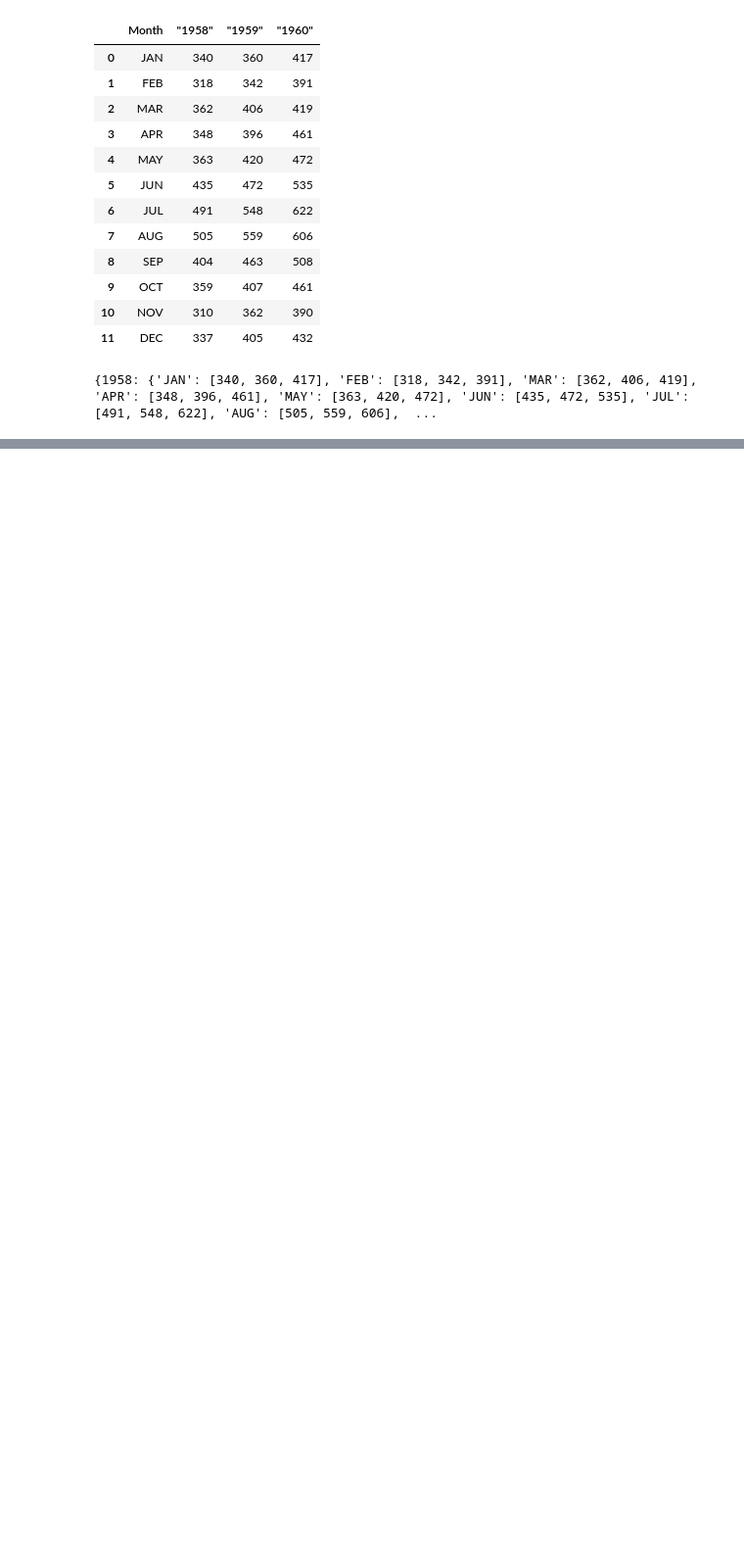
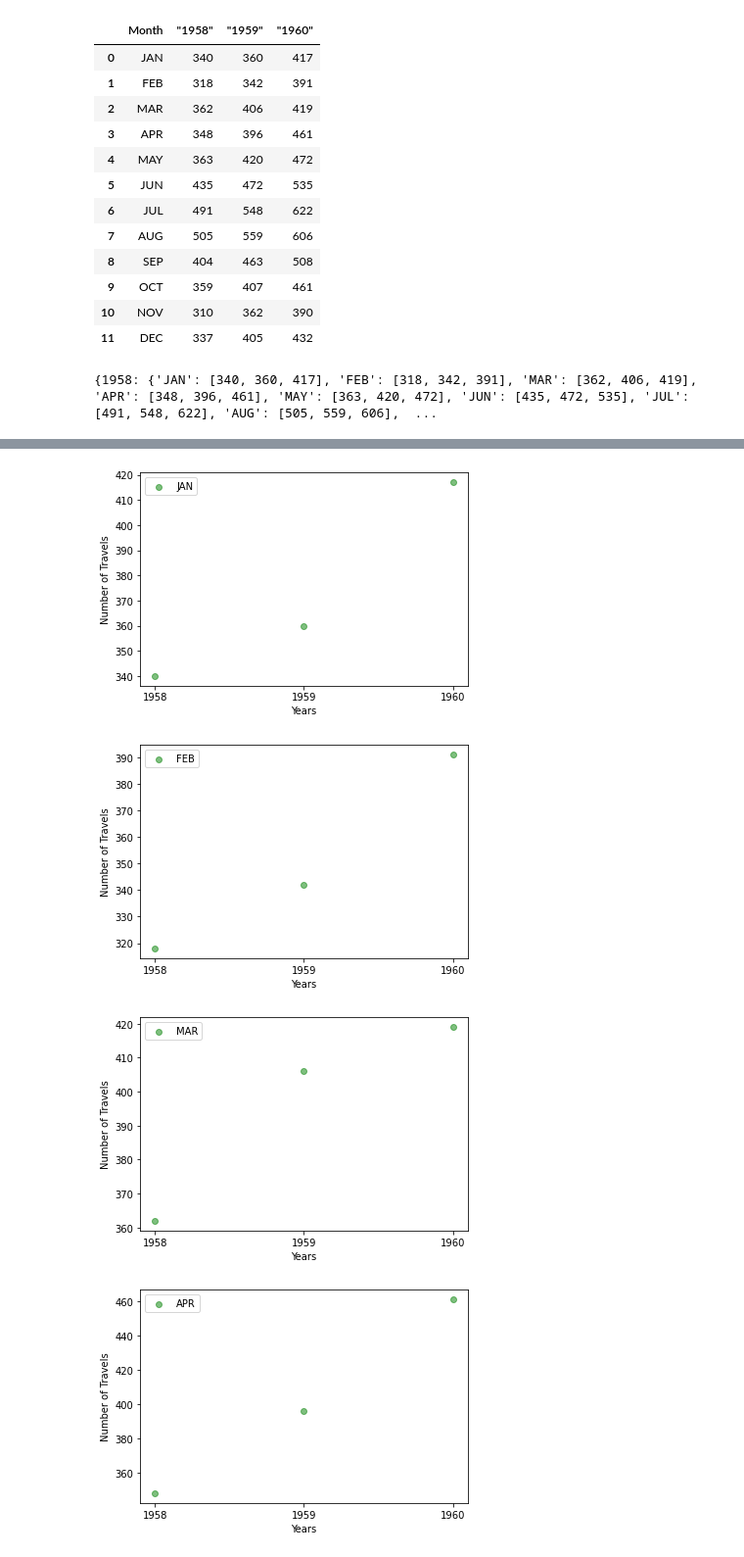
Before and after one commit to eajose/matplot-pos, a Jupyter notebook: notebooks/airtravel.ipynb, the cells around one changed output, grey strips where cells are left out. Shown: that part at 98% size. Drawn from its saved outputs; the diff is of its cells as text; code cells hidden in the pictures; blank space fills up the shorter version.

```diff
--- a/notebooks/airtravel.ipynb
+++ b/notebooks/airtravel.ipynb
@@ -65,0 +140,18 @@ plt.show()
+# %%
+#Cria gráfico de dispersão para todos os mêses
+
+for counter, month in enumerate(labels):
+    eixo_y = [str(l) for l in legend]
+    eixo_s = y[counter]
+
+    plt.scatter(eixo_y, eixo_s, c="g", alpha=0.5, marker='o',
+                label=f"{month}")
+    plt.xlabel("Years")
+    plt.ylabel("Number of Travels")
+    plt.legend(loc='upper left')
+    plt.show()
+# %% [output]
+[figure, added]
+[figure, added]
+[figure, added]
+[figure, added]
```
Also changed, not shown: parts of 8 cells of this notebook.
